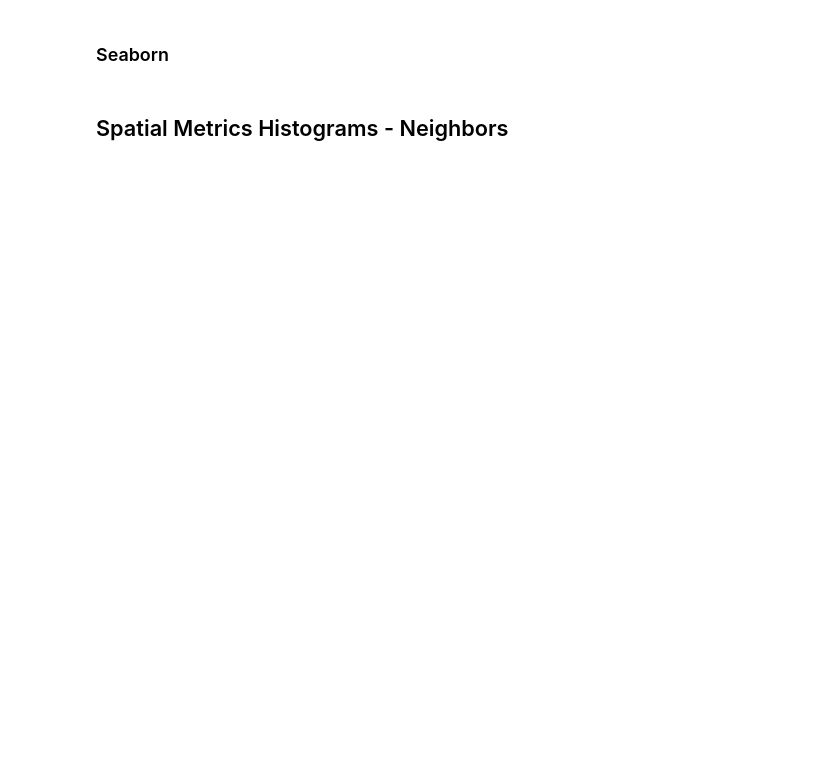
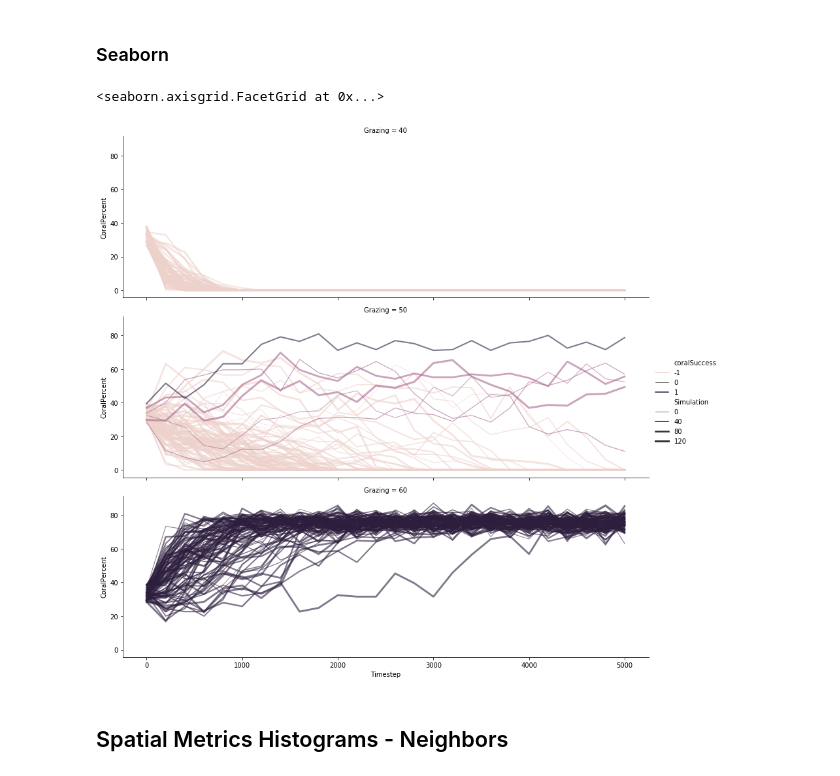
Before and after one commit to rneuhausler/coralModel-analyses, a Jupyter notebook: scripts/modelOutputViewer.ipynb, the cells around one changed output. Cells and saved outputs as stored; diff of their text form; code cells hidden in the pictures; blank space fills up the shorter version.

```diff
--- a/scripts/modelOutputViewer.ipynb
+++ b/scripts/modelOutputViewer.ipynb
@@ -83,6 +88,9 @@ coralData.groupby(['File']).boxplot(column=['CoralCount'], by=['Timestep'],figsi
 ### Seaborn
 # %%
 sns.relplot(x="Timestep", y="CoralPercent", row='Grazing', hue='coralSuccess',
-            size='Simulation', data=df, kind="line", height=2, aspect=3, alpha=.6)
+            size='Simulation', data=df, kind="line", height=4, aspect=3, alpha=.6)
+# %% [output]
+<seaborn.axisgrid.FacetGrid at 0x...>
+[figure, added]
 # %% [markdown]
 ## Spatial Metrics Histograms  - Neighbors
```
Also changed, not shown: parts of 9 cells of this notebook.
